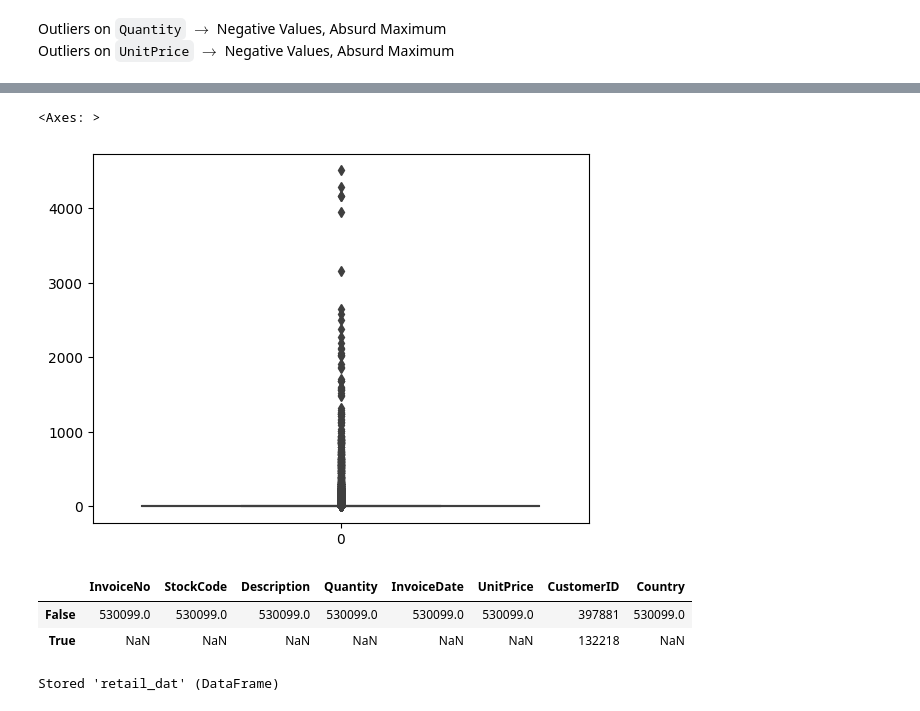
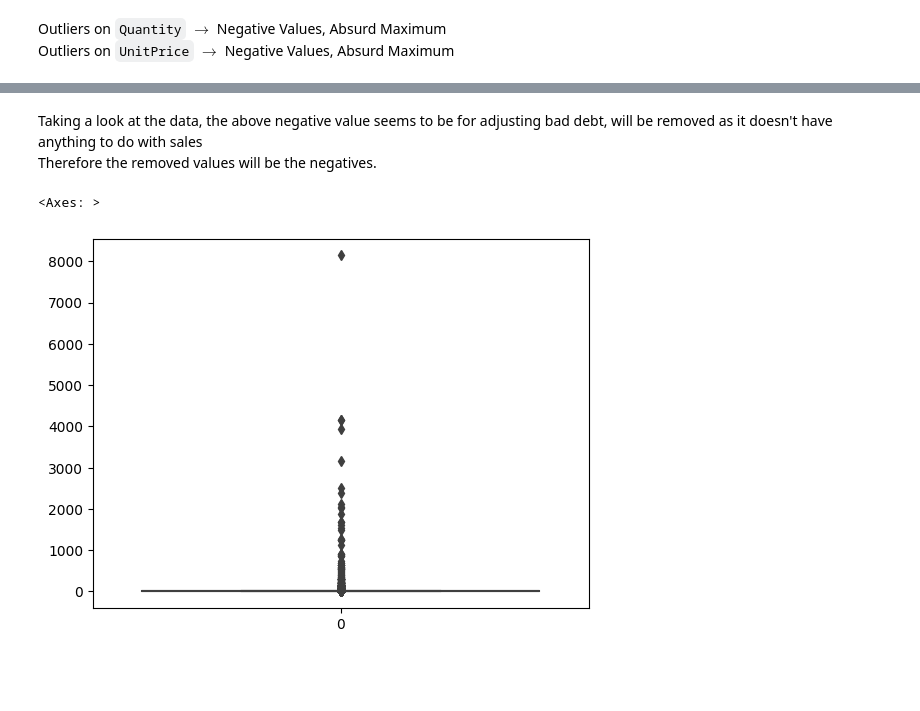
Before and after one commit to Supermjork/K-Kustomer-Klusters, a Jupyter notebook: notebook/cashier.ipynb, the cells around one changed output, grey strips where cells are left out. Drawn from its saved outputs; the diff is of its cells as text; code cells hidden in the pictures; blank space fills up the shorter version.

```diff
--- a/notebook/cashier.ipynb
+++ b/notebook/cashier.ipynb
@@ -144,20 +132,9 @@ sns.boxplot(retail_dat['UnitPrice'])
-# %%
-# We will be using the IQR outlier pruning method after removing the 3 above outliers up top
-retail_dat = retail_dat[retail_dat['UnitPrice'] < 6000]
-sns.boxplot(retail_dat['UnitPrice'])
-# %% [output]
-<Axes: >
-[figure, removed]
-# %%
-# Counting na values
-retail_dat.isna().apply(pd.value_counts)
-# %% [output]
-|  | InvoiceNo | StockCode | Description | Quantity | InvoiceDate | UnitPrice | CustomerID | Country |
-| False | 530099.0 | 530099.0 | 530099.0 | 530099.0 | 530099.0 | 530099.0 | 397881 | 530099.0 |
-| True | NaN | NaN | NaN | NaN | NaN | NaN | 132218 | NaN |
-# %%
-# We do a bit of trolling
-retail_dat.dropna(inplace = True)
-%store retail_dat
-# %% [output]
-Stored 'retail_dat' (DataFrame)
+# %% [markdown]
+Taking a look at the data, the above negative value seems to be for adjusting bad debt, will be removed as it doesn't have anything to do with sales\
+Therefore the removed values will be the negatives.
+# %%
+retail_dat = retail_dat[(retail_dat['UnitPrice'] > 0) & (retail_dat['UnitPrice'] < 20000)]
+sns.boxplot(retail_dat['UnitPrice'])
+# %% [output]
+<Axes: >
+[figure, added]
```
Also changed, not shown: parts of 20 cells of this notebook, 1 other file.
